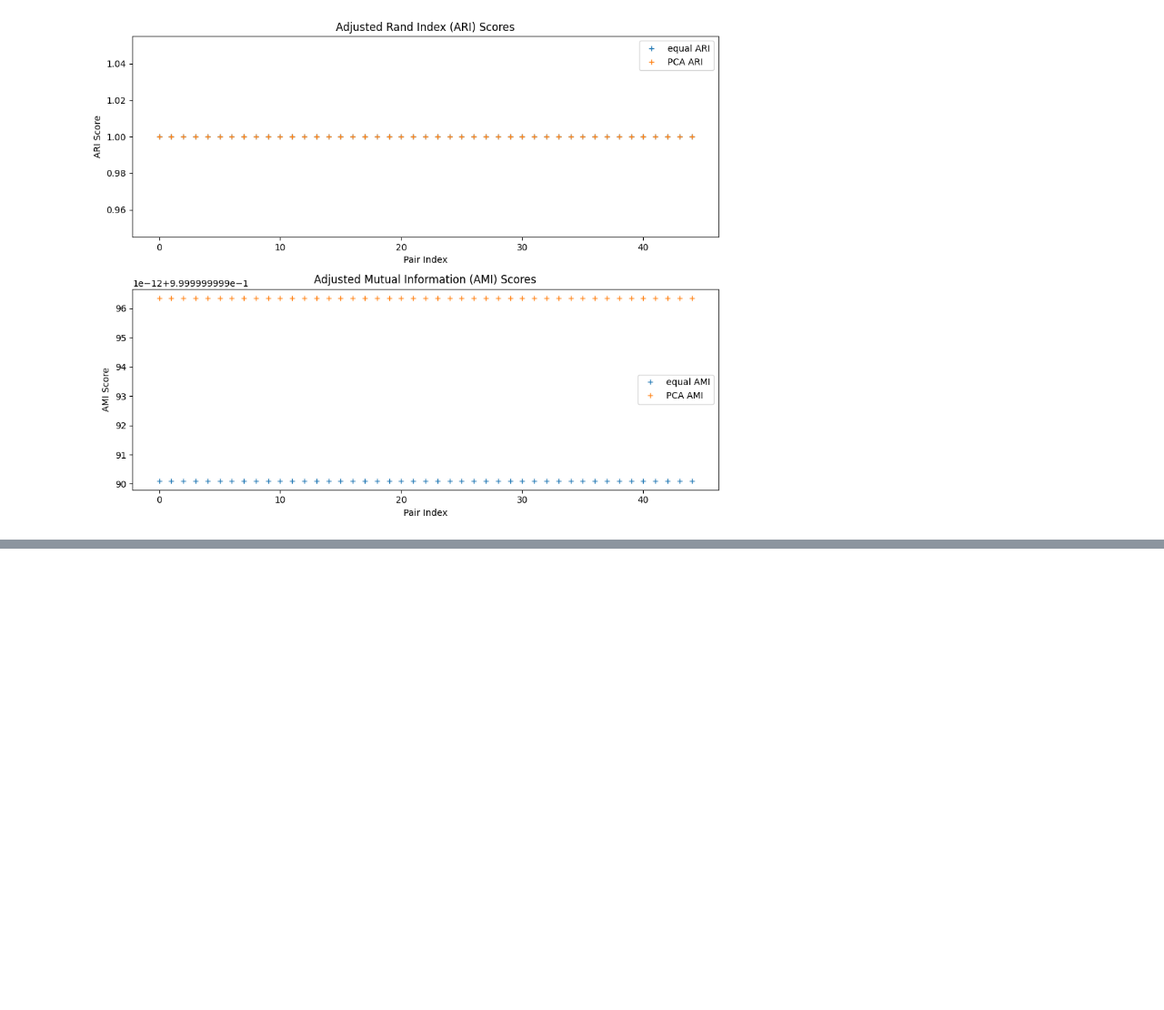
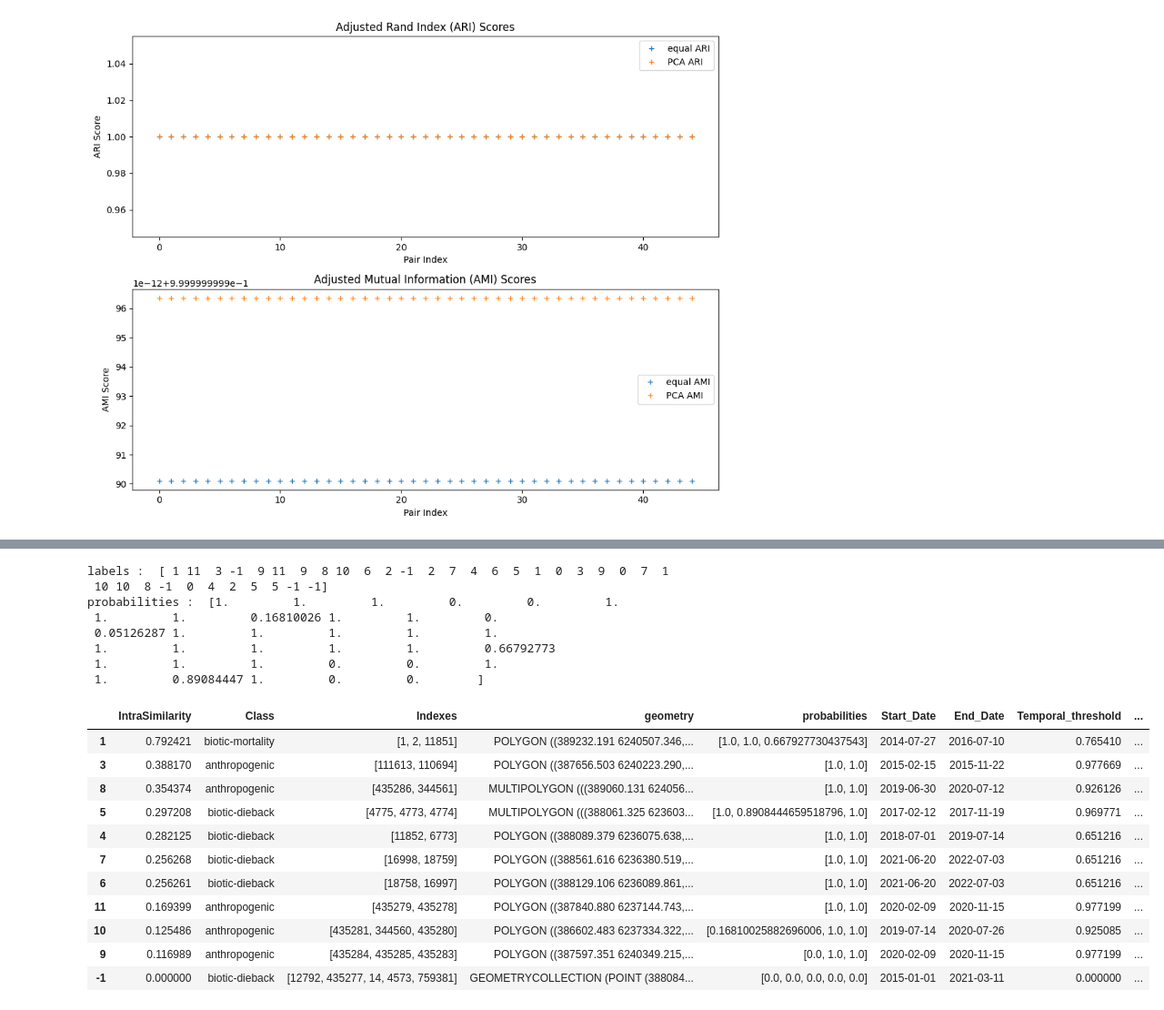
Before and after one commit to ArthurCalvi/Disturbance-Attribution-Dataset-Joining, a Jupyter notebook: join-datasets/experiences.ipynb, the cells around one changed output, grey strips where cells are left out. Shown at 91% size. Drawn from its saved outputs; the diff is of its cells as text; code cells hidden in the pictures; blank space fills up the shorter version.

```diff
--- a/join-datasets/experiences.ipynb
+++ b/join-datasets/experiences.ipynb
@@ -1997,0 +1933,20 @@ with open(f'../data/results/dict/ami_scores_{method}_kwds{str(kwargs)}.pkl', 'wb
+# %%
+from utils import compute_spatial_distance_v2, compute_tree_coherence_v2, compute_class_similarity_v2
+weights = {
+    'equal' : [0.25, 0.25, 0.25, 0.25],
+    'PCA' : [0.23017731, 0.40759976, 0.20566699, 0.15655594],
+    'ECO' : [2, 2, 1, 3]
+}
+kwds = {
+    'DBSCAN': {'eps': 0.7, 'min_samples': 2},
+    'HDBSCAN': {'min_cluster_size': 2}
+}
+
+filter_class = set()
+for dataset, dclass in DCLASS_SCORE.items():
+    for class_ in dclass:
+        if 'storm' in dclass[class_] or 'fire' in dclass[class_]:
+            filter_class.add(class_)
+dcustom_similarity_function_v2 = {'spatial_distance': (compute_spatial_distance_v2, {'final_weighting_dict': attribution.final_weighting_dict}),
+                                  'tree_coherence': (compute_tree_coherence_v2, {'filter_cause': filter_class}),
+                                  'class_similarity': (compute_class_similarity_v2, {'dclass_score': DCLASS_SCORE})}
@@ -1997,0 +2198,31 @@ with open(f'../data/results/dict/ami_scores_{method}_kwds{str(kwargs)}.pkl', 'wb
+# %%
+from utils import get_matrices_v2, build_similarity_v2
+data = gr[index]
+matrice = get_matrices_v2(data,  dtypes, dcustom_similarity_function_v2, attribution.final_weighting_dict)
+weight = weights[mode]
+similarity = build_similarity_v2(matrice, weight)
+kwargs = kwds[method]
+gdf, sim, labels = get_cluster_v2(data, similarity, attribution.final_weighting_dict, attribution.doa, DCLASS_SCORE, method=method, method_kwargs=kwargs)
+index += 1
+gdf
+# %% [output]
+labels :  [ 1 11  3 -1  9 11  9  8 10  6  2 -1  2  7  4  6  5  1  0  3  9  0  7  1
+ 10 10  8 -1  0  4  2  5  5 -1 -1]
+probabilities :  [1.         1.         1.         0.         0.         1.
+ 1.         1.         0.16810026 1.         1.         0.
+ 0.05126287 1.         1.         1.         1.         1.
+ 1.         1.         1.         1.         1.         0.66792773
+ 1.         1.         1.         0.         0.         1.
+ 1.         0.89084447 1.         0.         0.        ]
+|  | IntraSimilarity | Class | Indexes | geometry | probabilities | Start_Date | End_Date | Temporal_threshold | ... |
+| 1 | 0.792421 | biotic-mortality | [1, 2, 11851] | POLYGON ((389232.191 6240507.346,... | [1.0, 1.0, 0.667927730437543] | 2014-07-27 | 2016-07-10 | 0.765410 | ... |
+| 3 | 0.388170 | anthropogenic | [111613, 110694] | POLYGON ((387656.503 6240223.290,... | [1.0, 1.0] | 2015-02-15 | 2015-11-22 | 0.977669 | ... |
+| 8 | 0.354374 | anthropogenic | [435286, 344561] | MULTIPOLYGON (((389060.131 624056... | [1.0, 1.0] | 2019-06-30 | 2020-07-12 | 0.926126 | ... |
+| 5 | 0.297208 | biotic-dieback | [4775, 4773, 4774] | MULTIPOLYGON (((388061.325 623603... | [1.0, 0.8908444659518796, 1.0] | 2017-02-12 | 2017-11-19 | 0.969771 | ... |
+| 4 | 0.282125 | biotic-dieback | [11852, 6773] | POLYGON ((388089.379 6236075.638,... | [1.0, 1.0] | 2018-07-01 | 2019-07-14 | 0.651216 | ... |
+| 7 | 0.256268 | biotic-dieback | [16998, 18759] | POLYGON ((388561.616 6236380.519,... | [1.0, 1.0] | 2021-06-20 | 2022-07-03 | 0.651216 | ... |
+| 6 | 0.256261 | biotic-dieback | [18758, 16997] | POLYGON ((388129.106 6236089.861,... | [1.0, 1.0] | 2021-06-20 | 2022-07-03 | 0.651216 | ... |
+| 11 | 0.169399 | anthropogenic | [435279, 435278] | POLYGON ((387840.880 6237144.743,... | [1.0, 1.0] | 2020-02-09 | 2020-11-15 | 0.977199 | ... |
+| 10 | 0.125486 | anthropogenic | [435281, 344560, 435280] | POLYGON ((386602.483 6237334.322,... | [0.16810025882696006, 1.0, 1.0] | 2019-07-14 | 2020-07-26 | 0.925085 | ... |
+| 9 | 0.116989 | anthropogenic | [435284, 435285, 435283] | POLYGON ((387597.351 6240349.215,... | [0.0, 1.0, 1.0] | 2020-02-09 | 2020-11-15 | 0.977199 | ... |
+| -1 | 0.000000 | biotic-dieback | [12792, 435277, 14, 4573, 759381] | GEOMETRYCOLLECTION (POINT (388084... | [0.0, 0.0, 0.0, 0.0, 0.0] | 2015-01-01 | 2021-03-11 | 0.000000 | ... |
```
Also changed, not shown: parts of 9 cells of this notebook, 12 other files.
